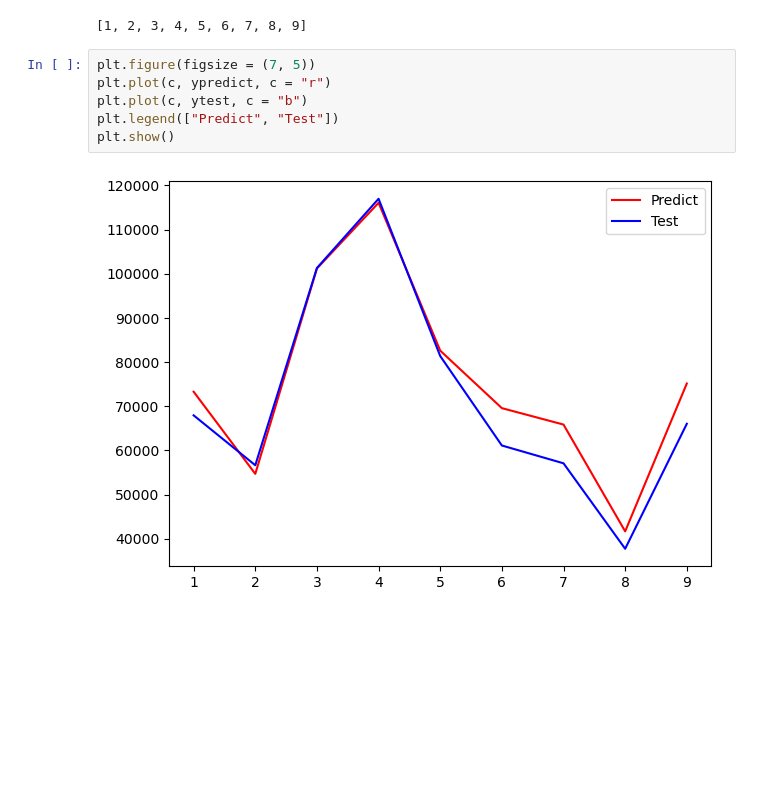
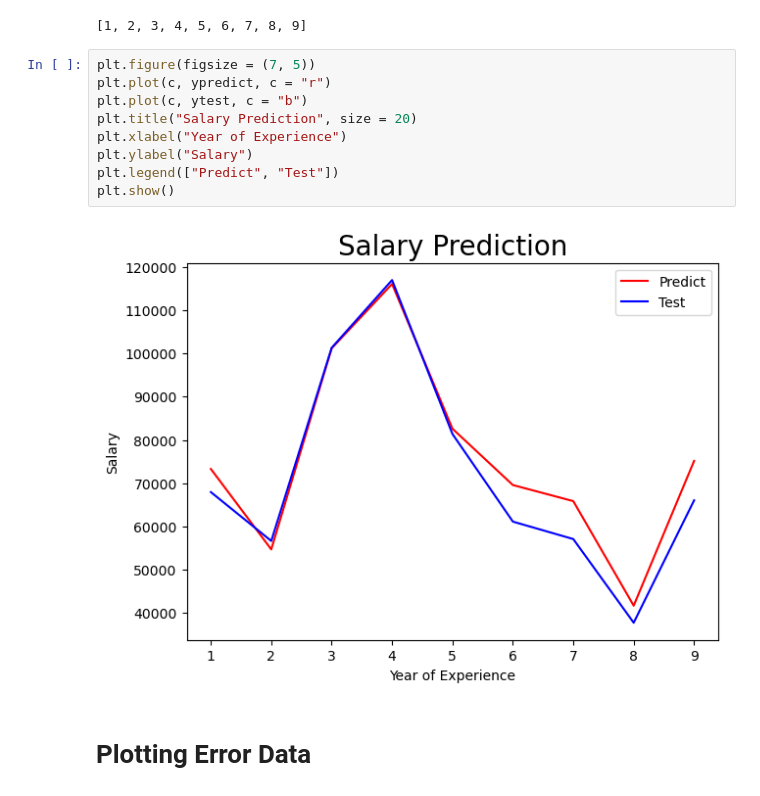
Before and after one commit to jabedkhanjb/Machine-Learning, a Jupyter notebook: Practice Folder/Regression Files/Practice Linear Regression.ipynb, the cells around one changed output. Saved outputs shown, nothing was run; the diff lists cells and outputs as text; blank space fills up the shorter version.

Commit message:
salary prediction

```diff
--- a/Practice Folder/Regression Files/Practice Linear Regression.ipynb
+++ b/Practice Folder/Regression Files/Practice Linear Regression.ipynb
@@ -127,8 +140,13 @@ c
 # %%
 plt.figure(figsize = (7, 5))
 plt.plot(c, ypredict, c = "r")
 plt.plot(c, ytest, c = "b")
+plt.title("Salary Prediction", size = 20)
+plt.xlabel("Year of Experience")
+plt.ylabel("Salary")
 plt.legend(["Predict", "Test"])
 plt.show()
 # %% [output]
-[figure, old version]
+[figure, new version]
+# %% [markdown]
+# Plotting Error Data
```
Also changed, not shown: parts of 14 cells of this notebook, 2 other files.
